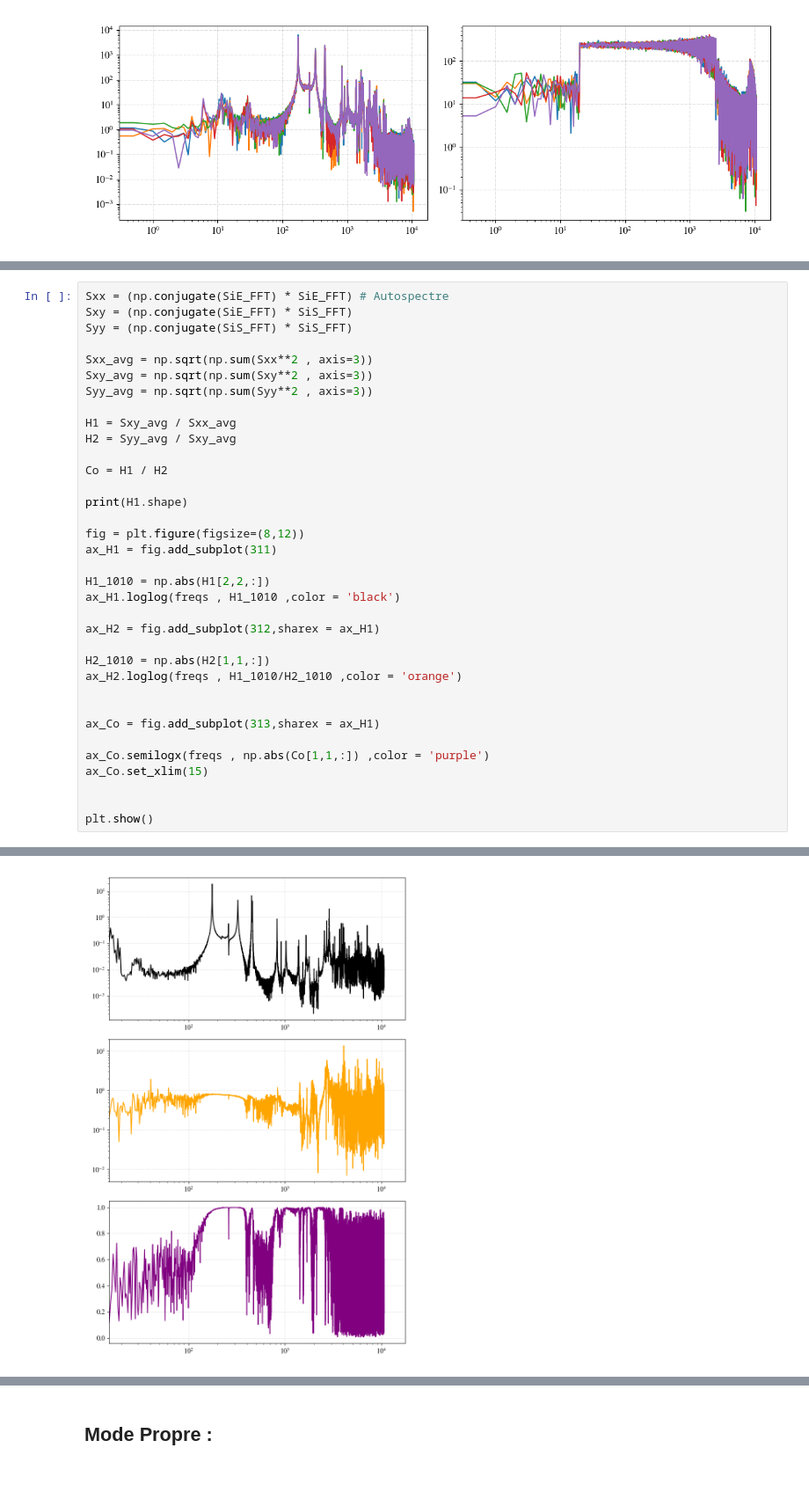
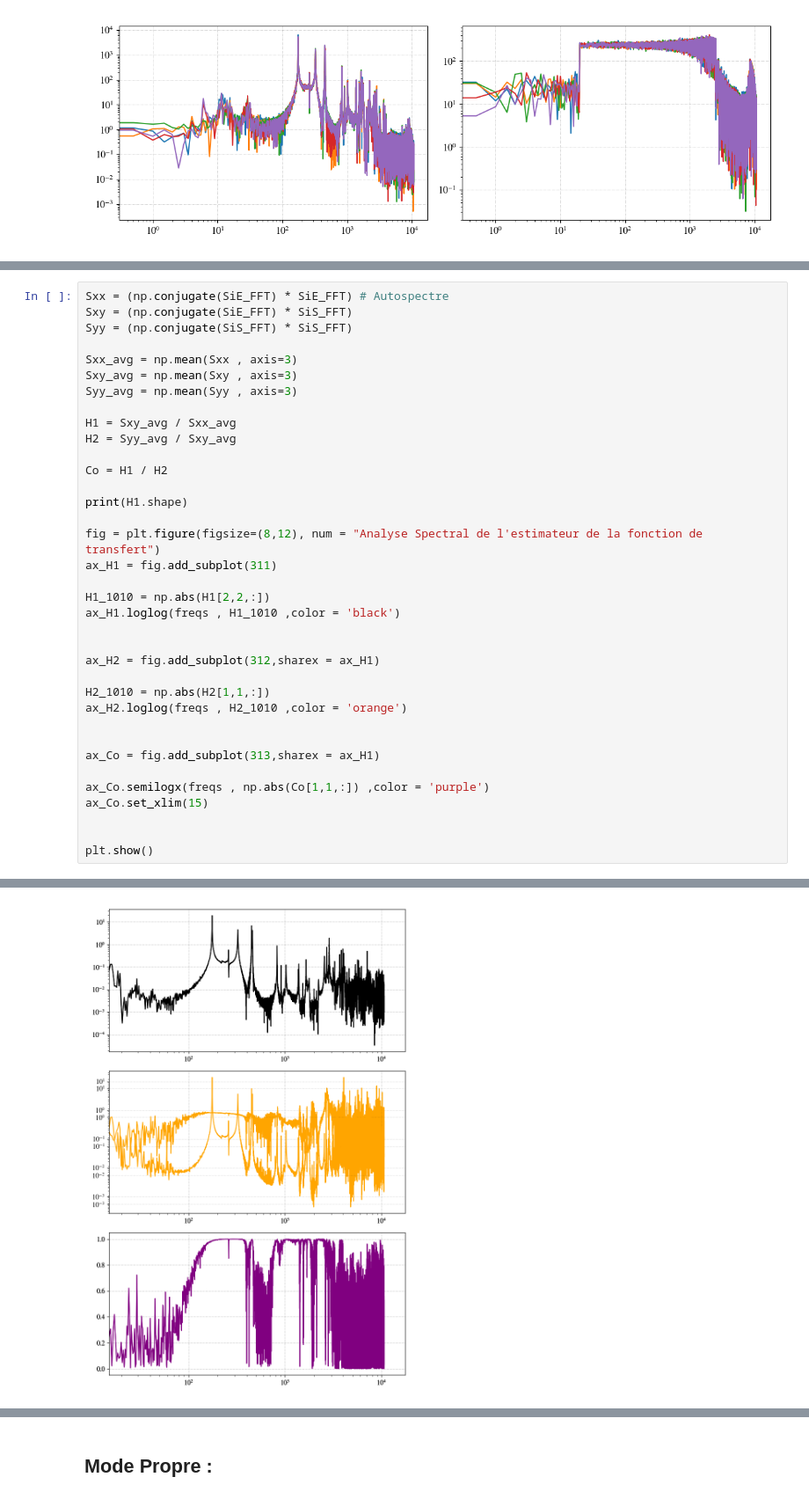
Before and after one commit to Oxineo/Laser_vibrometer_with_6_axes_robot, a Jupyter notebook: Signal_processing/process_reshape.ipynb, the cells around one changed output, grey strips where cells are left out. Shown at 88% size. Saved outputs shown, nothing was run; the diff lists cells and outputs as text.

```diff
--- a/Signal_processing/process_reshape.ipynb
+++ b/Signal_processing/process_reshape.ipynb
@@ -125,39 +104,40 @@ Sxx = (np.conjugate(SiE_FFT) * SiE_FFT) # Autospectre
 Sxy = (np.conjugate(SiE_FFT) * SiS_FFT)
 Syy = (np.conjugate(SiS_FFT) * SiS_FFT)
 
-Sxx_avg = np.sqrt(np.sum(Sxx**2 , axis=3))
-Sxy_avg = np.sqrt(np.sum(Sxy**2 , axis=3))
-Syy_avg = np.sqrt(np.sum(Syy**2 , axis=3))
+Sxx_avg = np.mean(Sxx , axis=3)
+Sxy_avg = np.mean(Sxy , axis=3)
+Syy_avg = np.mean(Syy , axis=3)
 
 H1 = Sxy_avg / Sxx_avg
 H2 = Syy_avg / Sxy_avg
 
 Co = H1 / H2
 
 print(H1.shape)
 
-fig = plt.figure(figsize=(8,12))
+fig = plt.figure(figsize=(8,12), num = "Analyse Spectral de l'estimateur de la fonction de transfert")
 ax_H1 = fig.add_subplot(311)
 
 H1_1010 = np.abs(H1[2,2,:])
 ax_H1.loglog(freqs , H1_1010 ,color = 'black')
 
+
 ax_H2 = fig.add_subplot(312,sharex = ax_H1)
 
 H2_1010 = np.abs(H2[1,1,:])
-ax_H2.loglog(freqs , H1_1010/H2_1010 ,color = 'orange')
+ax_H2.loglog(freqs , H2_1010 ,color = 'orange')
 
 
 ax_Co = fig.add_subplot(313,sharex = ax_H1)
 
 ax_Co.semilogx(freqs , np.abs(Co[1,1,:]) ,color = 'purple')
 ax_Co.set_xlim(15)
 
 
 plt.show()
 # %% [output]
 (22, 22, 21301)
-[figure, old version]
+[figure, new version]
 # %%
 H1_XY = np.sqrt(np.mean(H1**2 , axis=(0,1)))
 H2_XY = np.sqrt(np.mean(H2**2 , axis=(0,1)))
```
Also changed, not shown: parts of 3 cells of this notebook.
